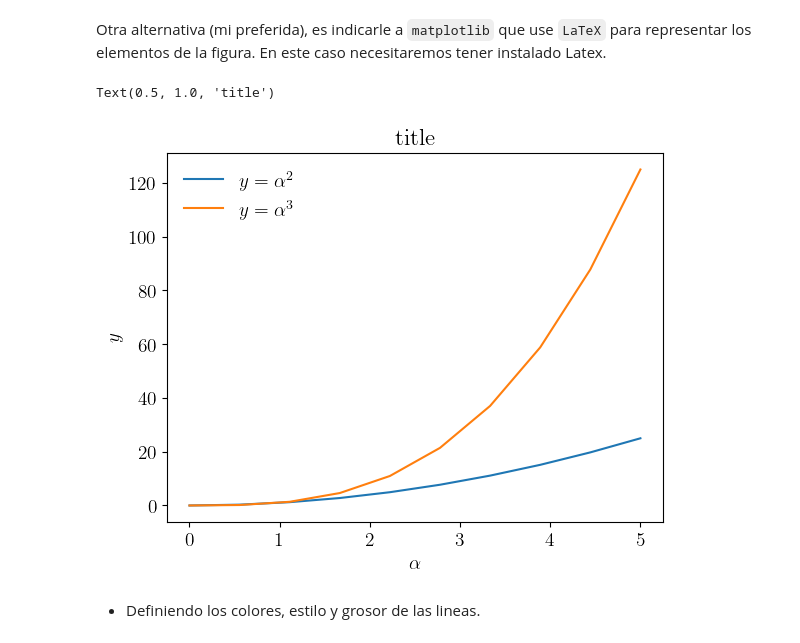
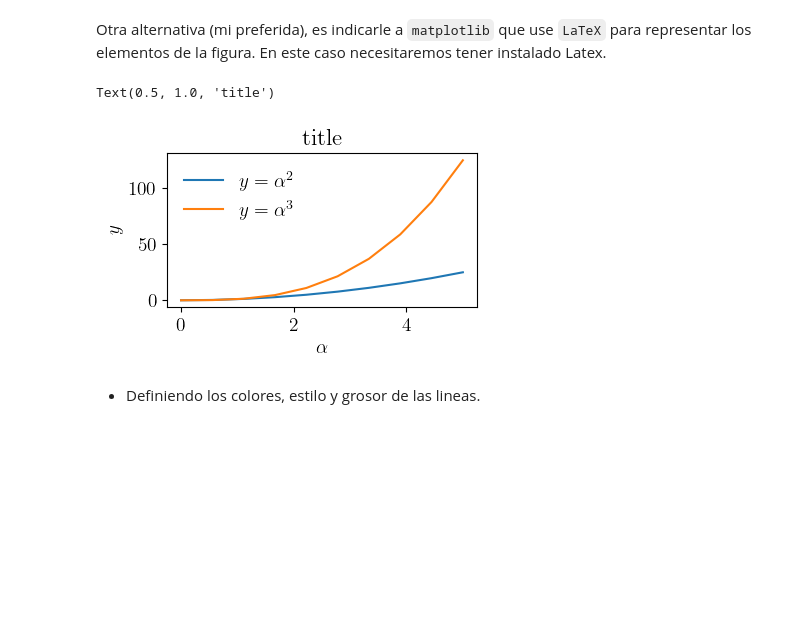
Before and after one commit to Mandy8808/Metodos_Numericos_2024, a Jupyter notebook: Lectures/Bloque_Cero/Ideas_basicas_sobre_Python_y_algunos_paquetes_fundamentales_Part6.ipynb, the cells around one changed output. Drawn from its saved outputs; the diff is of its cells as text; code cells hidden in the pictures; blank space fills up the shorter version.

```diff
--- a/Lectures/Bloque_Cero/Ideas_basicas_sobre_Python_y_algunos_paquetes_fundamentales_Part6.ipynb
+++ b/Lectures/Bloque_Cero/Ideas_basicas_sobre_Python_y_algunos_paquetes_fundamentales_Part6.ipynb
@@ -291,17 +291,17 @@ matplotlib.rcParams.update({'font.size': 14, 'text.usetex': True})
 # restore
 # matplotlib.rcParams.update({'font.size': 12, 'font.family': 'sans', 'text.usetex': False})
 # %%
-fig, ax = plt.subplots()
+fig, ax = plt.subplots(figsize=(4,2))
 
 ax.plot(x, x**2, label=r"$y = \alpha^2$")
 ax.plot(x, x**3, label=r"$y = \alpha^3$")
 ax.legend(loc=2, frameon=False) # upper left corner
 ax.set_xlabel(r'$\alpha$')
 ax.set_ylabel(r'$y$')
 ax.set_title('title')
 # %% [output]
 Text(0.5, 1.0, 'title')
-[figure, old version]
+[figure, new version]
 # %% [markdown]
 - Definiendo los colores, estilo y grosor de las lineas.
 # %% [markdown]
```
Also changed, not shown: parts of 9 cells of this notebook, 18 other files.
